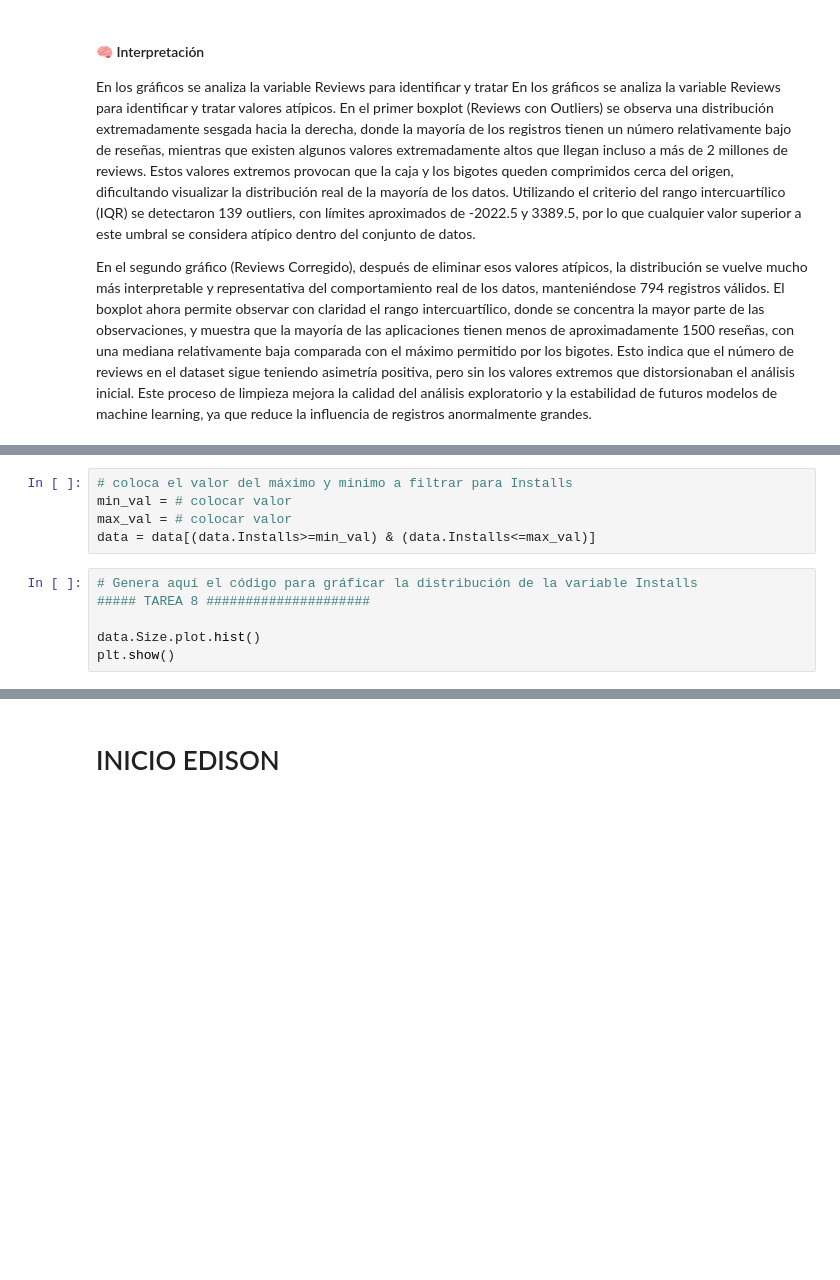
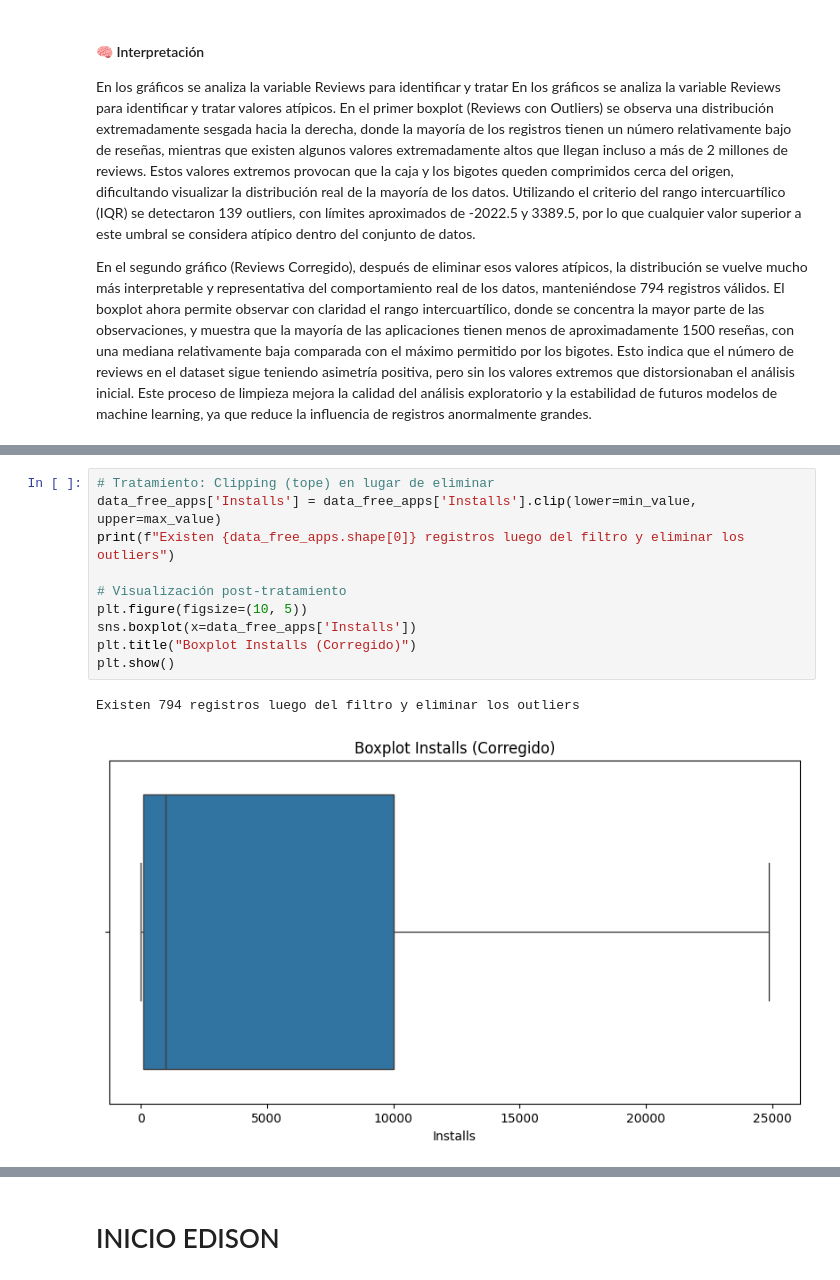
Before and after one commit to ChrisJavier/UIDE_3-WorkGroupProyectsVisu, a Jupyter notebook: Week1/src/VADDC_CP_W1_E4.ipynb, the cells around one changed output, grey strips where cells are left out. Saved outputs shown, nothing was run; the diff lists cells and outputs as text; blank space fills up the shorter version.

```diff
--- a/Week1/src/VADDC_CP_W1_E4.ipynb
+++ b/Week1/src/VADDC_CP_W1_E4.ipynb
@@ -597,11 +594,13 @@ SyntaxError: invalid syntax (3598178291.py, line 2)
-# %%
-# coloca el valor del máximo y minimo a filtrar para Installs
-min_val = # colocar valor
-max_val = # colocar valor
-data = data[(data.Installs>=min_val) & (data.Installs<=max_val)]
-# %%
-# Genera aquí el código para gráficar la distribución de la variable Installs
-##### TAREA 8 #####################
-
-data.Size.plot.hist()
-plt.show()
+# %%
+# Tratamiento: Clipping (tope) en lugar de eliminar
+data_free_apps['Installs'] = data_free_apps['Installs'].clip(lower=min_value, upper=max_value)
+print(f"Existen {data_free_apps.shape[0]} registros luego del filtro y eliminar los outliers")
+
+# Visualización post-tratamiento
+plt.figure(figsize=(10, 5))
+sns.boxplot(x=data_free_apps['Installs'])
+plt.title("Boxplot Installs (Corregido)")
+plt.show()
+# %% [output]
+Existen 794 registros luego del filtro y eliminar los outliers
+[figure, added]
```
Also changed, not shown: parts of 12 cells of this notebook.
